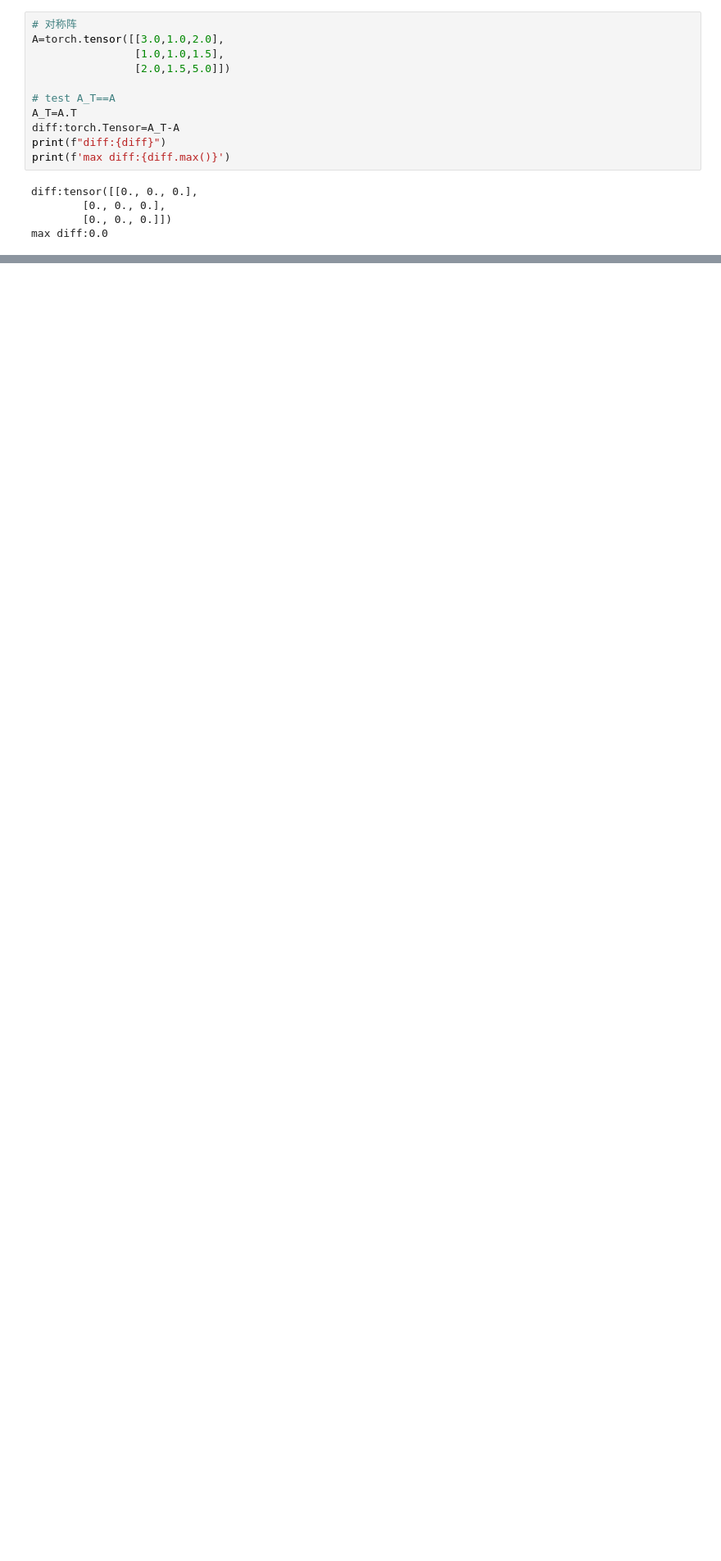
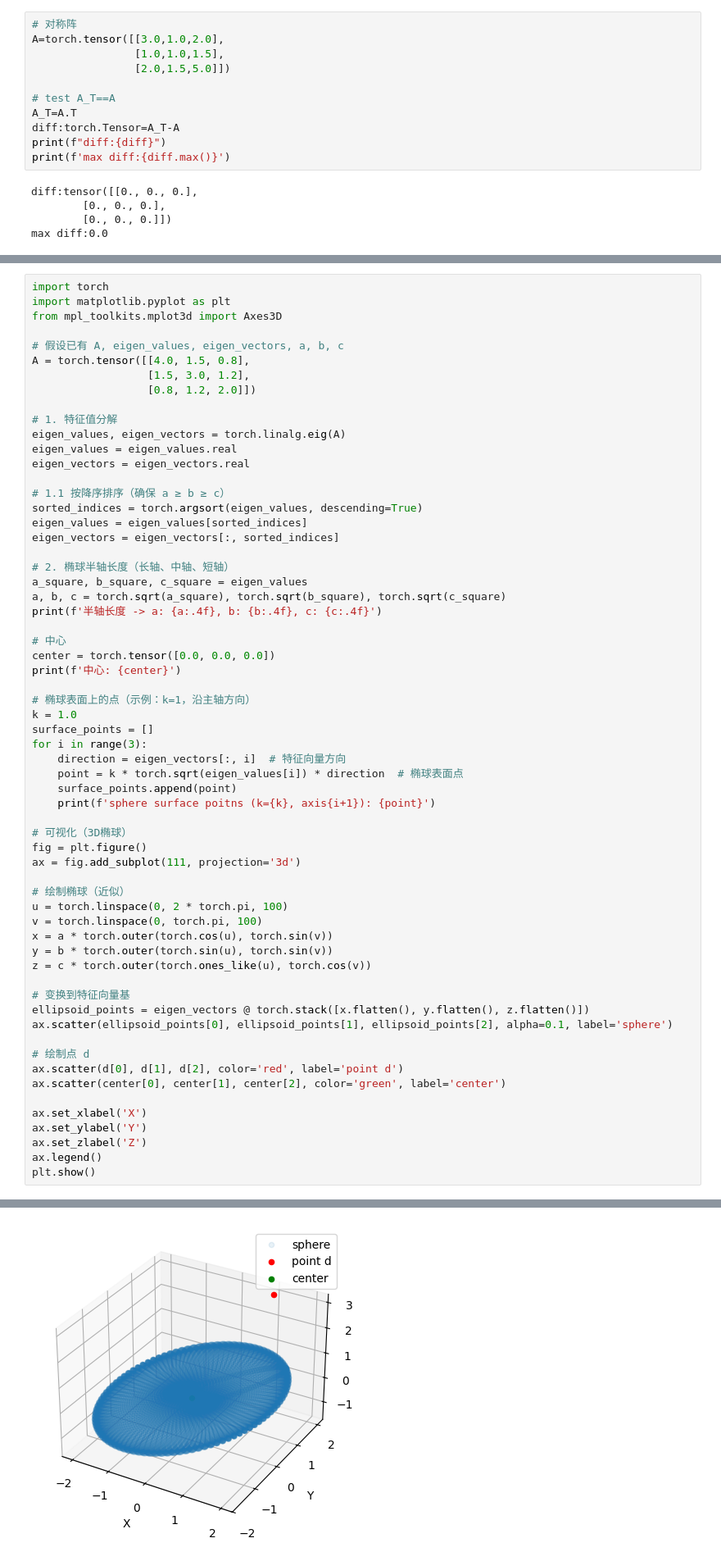
Before and after one commit to hdy117/3dgs_tutorial, a Jupyter notebook: linear_algebra_chapters/code/chapter_08_eigen.ipynb, the cells around one changed output, grey strips where cells are left out. Shown at 82% size. Saved outputs shown, nothing was run; the diff lists cells and outputs as text; blank space fills up the shorter version.

```diff
--- a/linear_algebra_chapters/code/chapter_08_eigen.ipynb
+++ b/linear_algebra_chapters/code/chapter_08_eigen.ipynb
@@ -137,0 +197,63 @@ y:tensor([[ 1.0000e+00, -2.3842e-07],
+# %%
+import torch
+import matplotlib.pyplot as plt
+from mpl_toolkits.mplot3d import Axes3D
+
+# 假设已有 A, eigen_values, eigen_vectors, a, b, c
+A = torch.tensor([[4.0, 1.5, 0.8],
+                  [1.5, 3.0, 1.2],
+                  [0.8, 1.2, 2.0]])
+
+# 1. 特征值分解
+eigen_values, eigen_vectors = torch.linalg.eig(A)
+eigen_values = eigen_values.real
+eigen_vectors = eigen_vectors.real
+
+# 1.1 按降序排序（确保 a ≥ b ≥ c）
+sorted_indices = torch.argsort(eigen_values, descending=True)
+eigen_values = eigen_values[sorted_indices]
+eigen_vectors = eigen_vectors[:, sorted_indices]
+
+# 2. 椭球半轴长度（长轴、中轴、短轴）
+a_square, b_square, c_square = eigen_values
+a, b, c = torch.sqrt(a_square), torch.sqrt(b_square), torch.sqrt(c_square)
+print(f'半轴长度 -> a: {a:.4f}, b: {b:.4f}, c: {c:.4f}')
+
+# 中心
+center = torch.tensor([0.0, 0.0, 0.0])
+print(f'中心: {center}')
+
+# 椭球表面上的点（示例：k=1，沿主轴方向）
+k = 1.0
+surface_points = []
+for i in range(3):
+    direction = eigen_vectors[:, i]  # 特征向量方向
+    point = k * torch.sqrt(eigen_values[i]) * direction  # 椭球表面点
+    surface_points.append(point)
+    print(f'sphere surface poitns (k={k}, axis{i+1}): {point}')
+
+# 可视化（3D椭球）
+fig = plt.figure()
+ax = fig.add_subplot(111, projection='3d')
+
+# 绘制椭球（近似）
+u = torch.linspace(0, 2 * torch.pi, 100)
+v = torch.linspace(0, torch.pi, 100)
+x = a * torch.outer(torch.cos(u), torch.sin(v))
+y = b * torch.outer(torch.sin(u), torch.sin(v))
+z = c * torch.outer(torch.ones_like(u), torch.cos(v))
+
+# 变换到特征向量基
+ellipsoid_points = eigen_vectors @ torch.stack([x.flatten(), y.flatten(), z.flatten()])
+ax.scatter(ellipsoid_points[0], ellipsoid_points[1], ellipsoid_points[2], alpha=0.1, label='sphere')
+
+# 绘制点 d
+ax.scatter(d[0], d[1], d[2], color='red', label='point d')
+ax.scatter(center[0], center[1], center[2], color='green', label='center')
+
+ax.set_xlabel('X')
+ax.set_ylabel('Y')
+ax.set_zlabel('Z')
+ax.legend()
+plt.show()
+# %% [output]
@@ -137,0 +265 @@ y:tensor([[ 1.0000e+00, -2.3842e-07],
+[figure, added]
```
Also changed, not shown: parts of 4 cells of this notebook, 1 other file.
